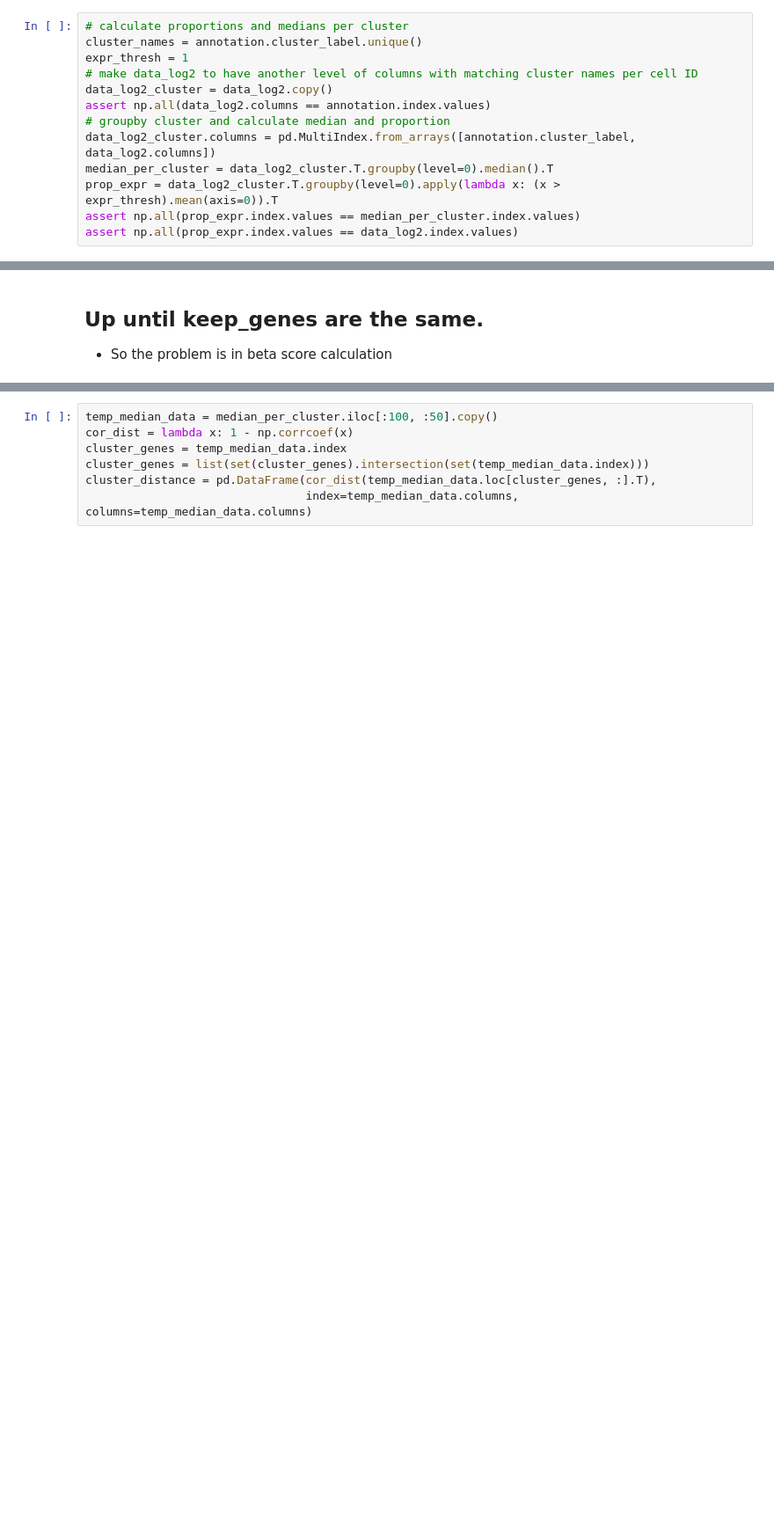
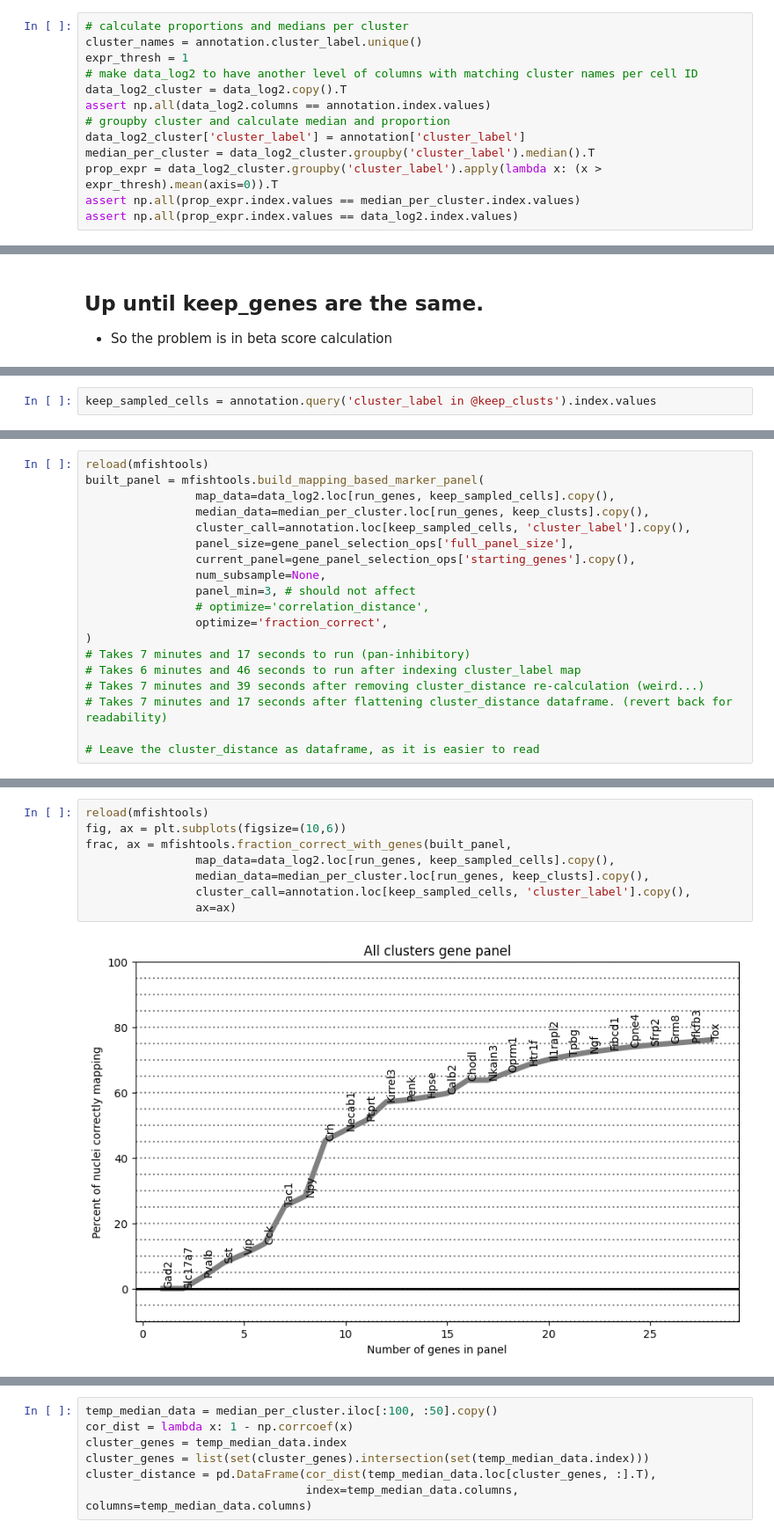
Before and after one commit to AllenNeuralDynamics/lamf_analysis_lims, a Jupyter notebook: gene_panel_selection/mfishtoolspy/240911_recreate_mfishtools.ipynb, the cells around one changed output, grey strips where cells are left out. Shown at 88% size. Saved outputs shown, nothing was run; the diff lists cells and outputs as text; blank space fills up the shorter version.

Commit message:
mfishtoolspy validation

```diff
--- a/gene_panel_selection/mfishtoolspy/240911_recreate_mfishtools.ipynb
+++ b/gene_panel_selection/mfishtoolspy/240911_recreate_mfishtools.ipynb
@@ -230,11 +259,11 @@ annotation.head()
 cluster_names = annotation.cluster_label.unique()
 expr_thresh = 1
 # make data_log2 to have another level of columns with matching cluster names per cell ID
-data_log2_cluster = data_log2.copy()
+data_log2_cluster = data_log2.copy().T
 assert np.all(data_log2.columns == annotation.index.values)
 # groupby cluster and calculate median and proportion
-data_log2_cluster.columns = pd.MultiIndex.from_arrays([annotation.cluster_label, data_log2.columns])
-median_per_cluster = data_log2_cluster.T.groupby(level=0).median().T
-prop_expr = data_log2_cluster.T.groupby(level=0).apply(lambda x: (x > expr_thresh).mean(axis=0)).T
+data_log2_cluster['cluster_label'] = annotation['cluster_label']
+median_per_cluster = data_log2_cluster.groupby('cluster_label').median().T
+prop_expr = data_log2_cluster.groupby('cluster_label').apply(lambda x: (x > expr_thresh).mean(axis=0)).T
 assert np.all(prop_expr.index.values == median_per_cluster.index.values)
 assert np.all(prop_expr.index.values == data_log2.index.values)
@@ -377,0 +490,2 @@ exclude_families=["LOC","Fam","RIK","RPS","RPL","\\-","Gm","Rnf","BC0"]
+# %%
+keep_sampled_cells = annotation.query('cluster_label in @keep_clusts').index.values
@@ -377,0 +539,19 @@ exclude_families=["LOC","Fam","RIK","RPS","RPL","\\-","Gm","Rnf","BC0"]
+# %%
+reload(mfishtools)
+built_panel = mfishtools.build_mapping_based_marker_panel(
+                map_data=data_log2.loc[run_genes, keep_sampled_cells].copy(),
+                median_data=median_per_cluster.loc[run_genes, keep_clusts].copy(),
+                cluster_call=annotation.loc[keep_sampled_cells, 'cluster_label'].copy(),
+                panel_size=gene_panel_selection_ops['full_panel_size'],
+                current_panel=gene_panel_selection_ops['starting_genes'].copy(),
+                num_subsample=None,
+                panel_min=3, # should not affect
+                # optimize='correlation_distance',
+                optimize='fraction_correct',
+)
+# Takes 7 minutes and 17 seconds to run (pan-inhibitory)
+# Takes 6 minutes and 46 seconds to run after indexing cluster_label map
+# Takes 7 minutes and 39 seconds after removing cluster_distance re-calculation (weird...)
+# Takes 7 minutes and 17 seconds after flattening cluster_distance dataframe. (revert back for readability)
+
+# Leave the cluster_distance as dataframe, as it is easier to read
@@ -377,0 +589,10 @@ exclude_families=["LOC","Fam","RIK","RPS","RPL","\\-","Gm","Rnf","BC0"]
+# %%
+reload(mfishtools)
+fig, ax = plt.subplots(figsize=(10,6))
+frac, ax = mfishtools.fraction_correct_with_genes(built_panel,
+                map_data=data_log2.loc[run_genes, keep_sampled_cells].copy(),
+                median_data=median_per_cluster.loc[run_genes, keep_clusts].copy(),
+                cluster_call=annotation.loc[keep_sampled_cells, 'cluster_label'].copy(),
+                ax=ax)
+# %% [output]
+[figure, added]
```
Also changed, not shown: parts of 85 cells of this notebook, 4 other files.
